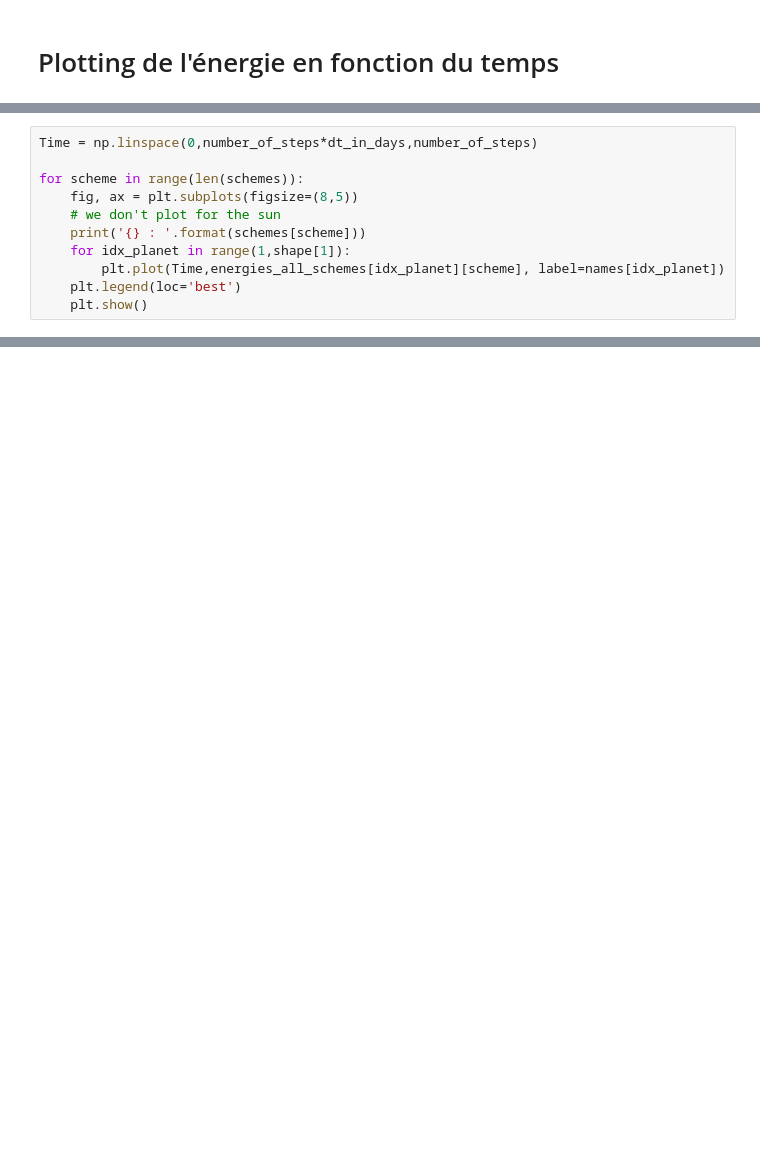
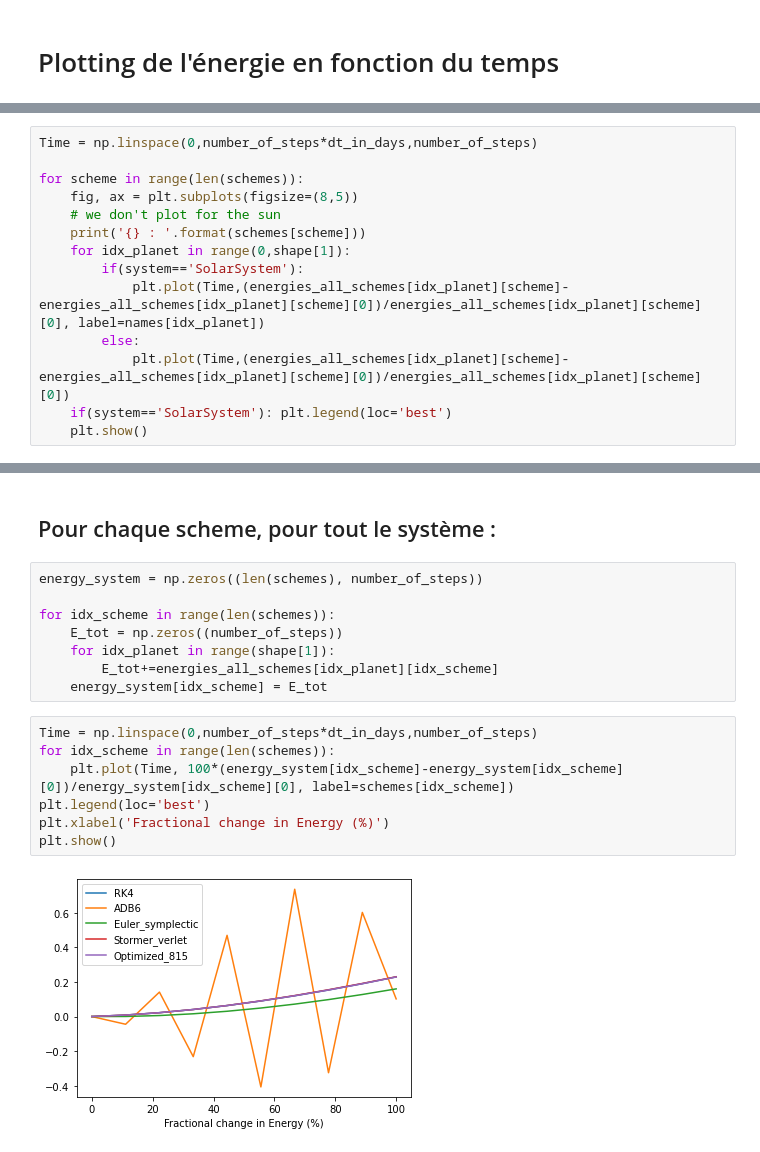
Before and after one commit to PaulCalot/MAP551, a Jupyter notebook: projet/python-galaxy/solar.ipynb, the cells around one changed output, grey strips where cells are left out. Drawn from its saved outputs; the diff is of its cells as text; blank space fills up the shorter version.

```diff
--- a/projet/python-galaxy/solar.ipynb
+++ b/projet/python-galaxy/solar.ipynb
@@ -153,9 +216,12 @@ for scheme in range(len(schemes)):
     fig, ax = plt.subplots(figsize=(8,5))
     # we don't plot for the sun
     print('{} : '.format(schemes[scheme]))
-    for idx_planet in range(1,shape[1]):
-        plt.plot(Time,energies_all_schemes[idx_planet][scheme], label=names[idx_planet])
-    plt.legend(loc='best')
+    for idx_planet in range(0,shape[1]):
+        if(system=='SolarSystem'):
+            plt.plot(Time,(energies_all_schemes[idx_planet][scheme]-energies_all_schemes[idx_planet][scheme][0])/energies_all_schemes[idx_planet][scheme][0], label=names[idx_planet])
+        else:
+            plt.plot(Time,(energies_all_schemes[idx_planet][scheme]-energies_all_schemes[idx_planet][scheme][0])/energies_all_schemes[idx_planet][scheme][0])
+    if(system=='SolarSystem'): plt.legend(loc='best')
     plt.show()
 # %% [output]
 RK4 :
@@ -170,0 +237,19 @@ Optimized_815 :
+# %% [markdown]
+## Pour chaque scheme, pour tout le système :
+# %%
+energy_system = np.zeros((len(schemes), number_of_steps))
+
+for idx_scheme in range(len(schemes)):
+    E_tot = np.zeros((number_of_steps))
+    for idx_planet in range(shape[1]):
+        E_tot+=energies_all_schemes[idx_planet][idx_scheme]
+    energy_system[idx_scheme] = E_tot
+# %%
+Time = np.linspace(0,number_of_steps*dt_in_days,number_of_steps)
+for idx_scheme in range(len(schemes)):
+    plt.plot(Time, 100*(energy_system[idx_scheme]-energy_system[idx_scheme][0])/energy_system[idx_scheme][0], label=schemes[idx_scheme])
+plt.legend(loc='best')
+plt.xlabel('Fractional change in Energy (%)')
+plt.show()
+# %% [output]
+[figure, added]
```
Also changed, not shown: parts of 18 cells of this notebook, 3 other files.
